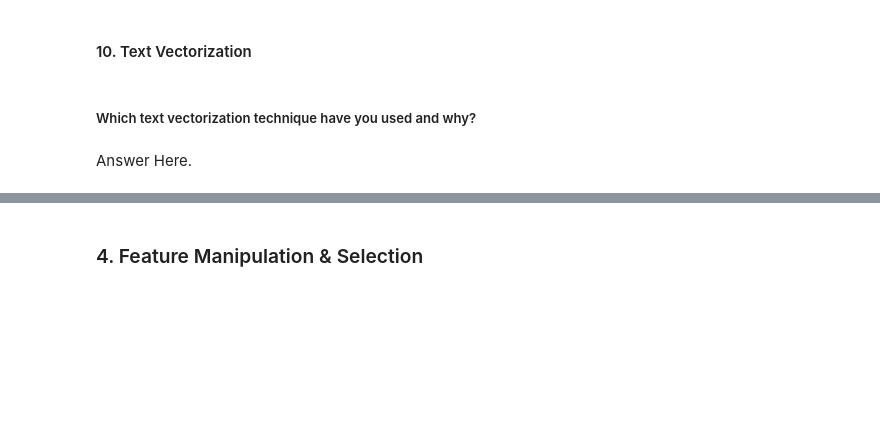
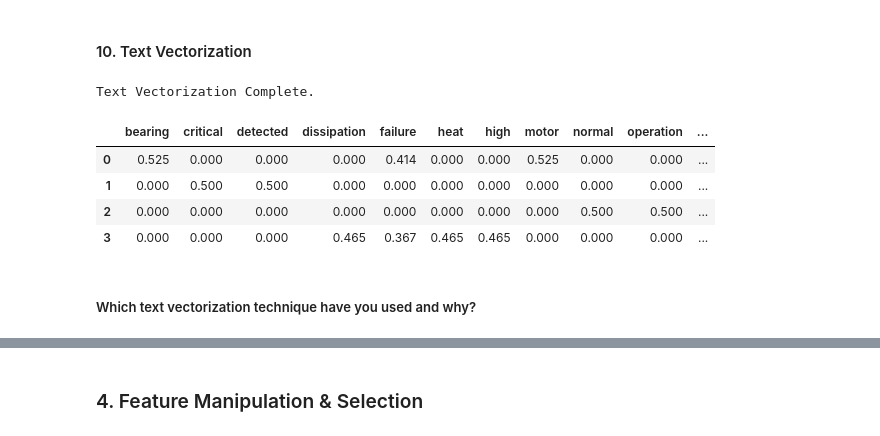
Before and after one commit to Nikkkhhill97/Tata_Steel_Machine_Failure_Prediction, a Jupyter notebook: Tata_Steel_Machine_Failure_Prediction.ipynb, the cells around one changed output, grey strips where cells are left out. Drawn from its saved outputs; the diff is of its cells as text; code cells hidden in the pictures; blank space fills up the shorter version.

```diff
--- a/Tata_Steel_Machine_Failure_Prediction.ipynb
+++ b/Tata_Steel_Machine_Failure_Prediction.ipynb
@@ -1514,4 +1765,34 @@ Answer Here.
+# %%
+#  TEXT PREPROCESSING: VECTORIZATION (TF-IDF)
+
+from sklearn.feature_extraction.text import TfidfVectorizer
+
+# Sample data: cleaned and lemmatized logs
+corpus = [
+    "overheat failure bearing motor",
+    "critical tool wear detected",
+    "rotational speed normal operation",
+    "heat dissipation failure high temperature"
+]
+
+# Initialize TF-IDF Vectorizer
+# we limit max_features to keep the dataset manageable
+tfidf = TfidfVectorizer(max_features=500, stop_words='english')
+
+# Transform text to numerical matrix
+X_tfidf = tfidf.fit_transform(corpus)
+
+# Converting to DataFrame for better visibility
+tfidf_df = pd.DataFrame(X_tfidf.toarray(), columns=tfidf.get_feature_names_out())
+
+print("Text Vectorization Complete.")
+display(tfidf_df.head())
+# %% [output]
+Text Vectorization Complete.
+|  | bearing | critical | detected | dissipation | failure | heat | high | motor | normal | operation | ... |
+| 0 | 0.525 | 0.000 | 0.000 | 0.000 | 0.414 | 0.000 | 0.000 | 0.525 | 0.000 | 0.000 | ... |
+| 1 | 0.000 | 0.500 | 0.500 | 0.000 | 0.000 | 0.000 | 0.000 | 0.000 | 0.000 | 0.000 | ... |
+| 2 | 0.000 | 0.000 | 0.000 | 0.000 | 0.000 | 0.000 | 0.000 | 0.000 | 0.500 | 0.500 | ... |
+| 3 | 0.000 | 0.000 | 0.000 | 0.465 | 0.367 | 0.465 | 0.465 | 0.000 | 0.000 | 0.000 | ... |
 # %% [markdown]
 ##### Which text vectorization technique have you used and why?
-# %% [markdown]
-Answer Here.
```
Also changed, not shown: parts of 119 cells of this notebook.
